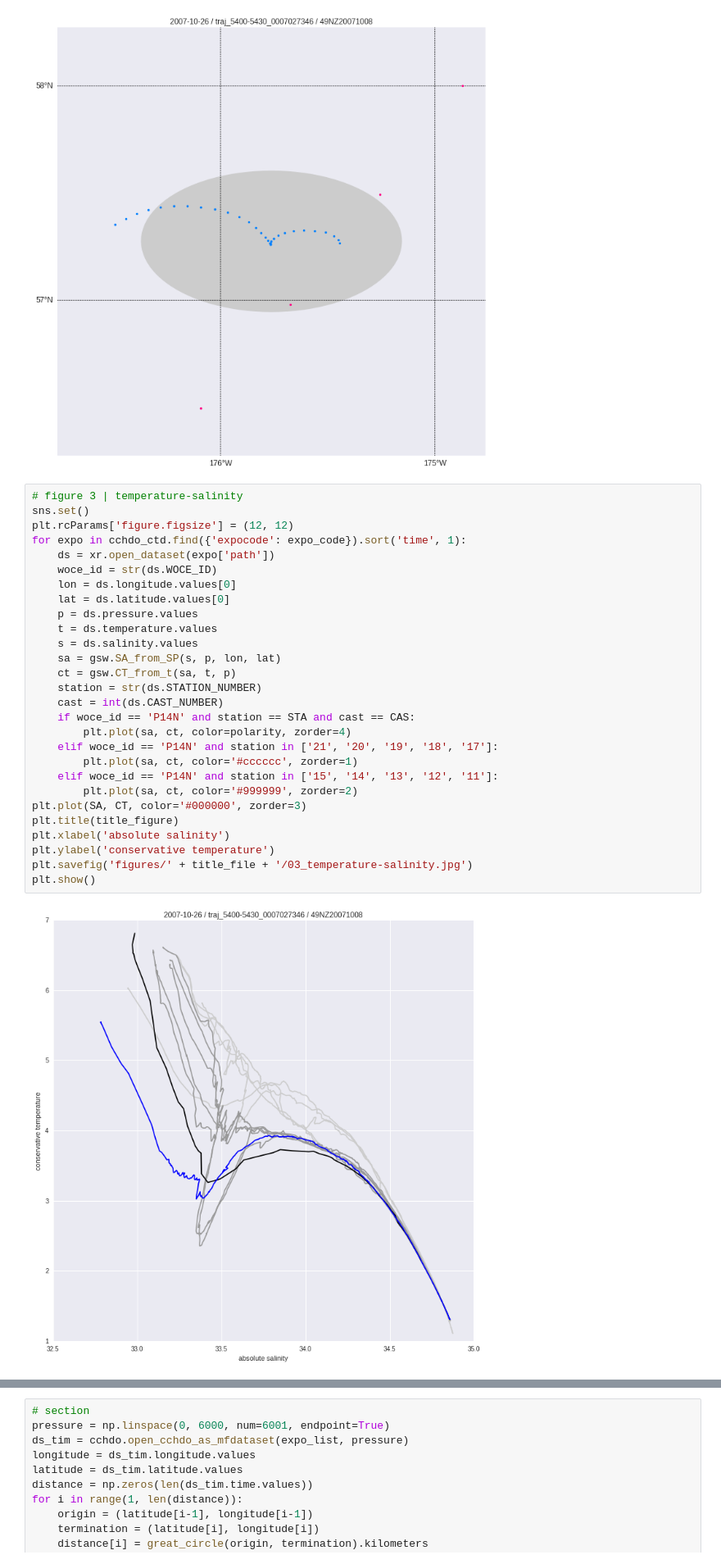
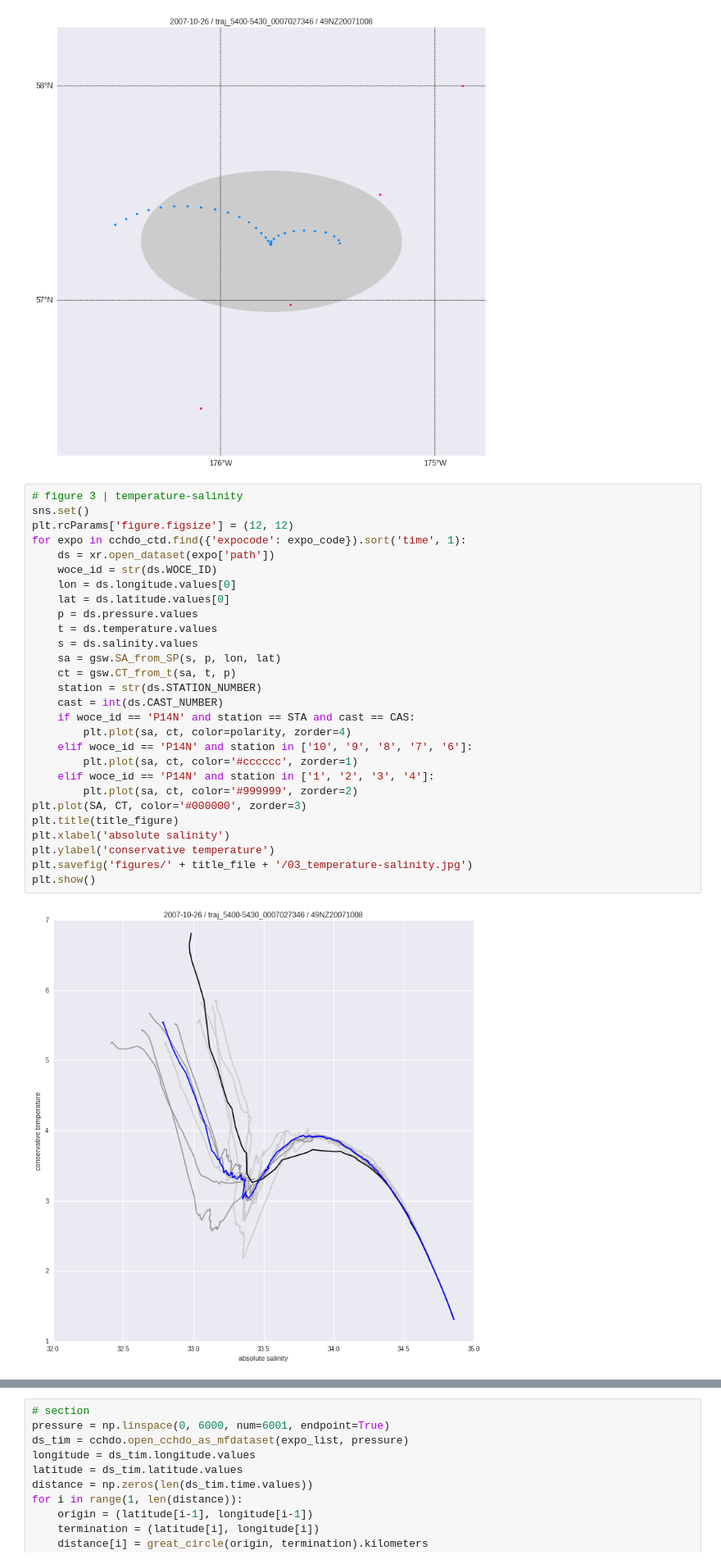
Before and after one commit to eapsclimate/cchdo-data, a Jupyter notebook: rcs-eddies/2007-10-26_00-59-00.ipynb, the cells around one changed output, grey strips where cells are left out. Shown at 82% size. Drawn from its saved outputs; the diff is of its cells as text.

```diff
--- a/rcs-eddies/2007-10-26_00-59-00.ipynb
+++ b/rcs-eddies/2007-10-26_00-59-00.ipynb
@@ -147,33 +147,33 @@ plt.show()
 # %%
 # figure 3 | temperature-salinity
 sns.set()
 plt.rcParams['figure.figsize'] = (12, 12)
 for expo in cchdo_ctd.find({'expocode': expo_code}).sort('time', 1):
     ds = xr.open_dataset(expo['path'])
     woce_id = str(ds.WOCE_ID)
     lon = ds.longitude.values[0]
     lat = ds.latitude.values[0]
     p = ds.pressure.values
     t = ds.temperature.values
     s = ds.salinity.values
     sa = gsw.SA_from_SP(s, p, lon, lat)
     ct = gsw.CT_from_t(sa, t, p)
     station = str(ds.STATION_NUMBER)
     cast = int(ds.CAST_NUMBER)
     if woce_id == 'P14N' and station == STA and cast == CAS:
         plt.plot(sa, ct, color=polarity, zorder=4)
-    elif woce_id == 'P14N' and station in ['21', '20', '19', '18', '17']:
+    elif woce_id == 'P14N' and station in ['10', '9', '8', '7', '6']:
         plt.plot(sa, ct, color='#cccccc', zorder=1)
-    elif woce_id == 'P14N' and station in ['15', '14', '13', '12', '11']:
+    elif woce_id == 'P14N' and station in ['1', '2', '3', '4']:
         plt.plot(sa, ct, color='#999999', zorder=2)
 plt.plot(SA, CT, color='#000000', zorder=3)
 plt.title(title_figure)
 plt.xlabel('absolute salinity')
 plt.ylabel('conservative temperature')
 plt.savefig('figures/' + title_file + '/03_temperature-salinity.jpg')
 plt.show()
 # %% [output]
-[figure, old version]
+[figure, new version]
 # %%
 # figure-4 | temperature profile
 sns.set()
```
Also changed, not shown: parts of 4 cells of this notebook, 5 other files.
